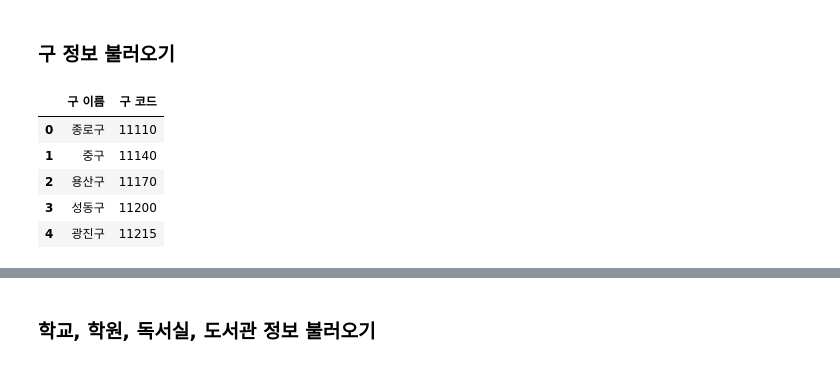
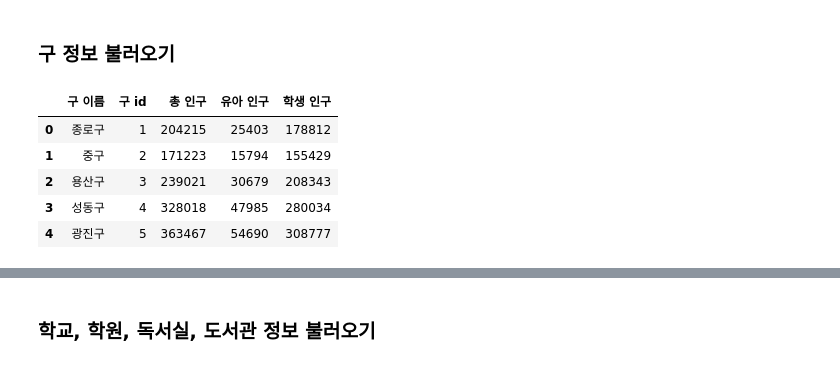
Before and after one commit to addinedu-ros-9th/eda-repo-2, a Jupyter notebook: data_analysis/rank.ipynb, the cells around one changed output, grey strips where cells are left out. Cells and saved outputs as stored; diff of their text form; code cells hidden in the pictures.

```diff
--- a/data_analysis/rank.ipynb
+++ b/data_analysis/rank.ipynb
@@ -16,23 +16,33 @@ cur = conn.cursor(buffered=True)
 # %% [markdown]
 ### 구 정보 불러오기
 # %%
-cur.execute('SELECT gu_name, gu_code FROM gu')
+cur.execute('SELECT gu_name, gu_id, total_population, child_population FROM gu')
 gu_info = cur.fetchall()
 
 gu_name = []
-gu_code = []
+gu_id = []
+total = []
+child = []
+student = []
 
 for info in enumerate(gu_info):
     gu_name.append(info[1][0])
-    gu_code.append(info[1][1])
+    gu_id.append(info[1][1])
+    total.append(int(round((info[1][2]),0)))
+    child.append(int(round((info[1][3]),0)))
+    student.append(int(info[1][2])-int(info[1][3]))
+
 
 gu = pd.DataFrame({'구 이름':gu_name,
-                     '구 코드':gu_code})
+                     '구 id':gu_id,
+                     '총 인구':total,
+                     '유아 인구':child,
+                     '학생 인구':student})
 gu.head()
 # %% [output]
-|  | 구 이름 | 구 코드 |
-| 0 | 종로구 | 11110 |
-| 1 | 중구 | 11140 |
-| 2 | 용산구 | 11170 |
-| 3 | 성동구 | 11200 |
-| 4 | 광진구 | 11215 |
+|  | 구 이름 | 구 id | 총 인구 | 유아 인구 | 학생 인구 |
+| 0 | 종로구 | 1 | 204215 | 25403 | 178812 |
+| 1 | 중구 | 2 | 171223 | 15794 | 155429 |
+| 2 | 용산구 | 3 | 239021 | 30679 | 208343 |
+| 3 | 성동구 | 4 | 328018 | 47985 | 280034 |
+| 4 | 광진구 | 5 | 363467 | 54690 | 308777 |
```
Also changed, not shown: parts of 18 cells of this notebook, 1 other file.
